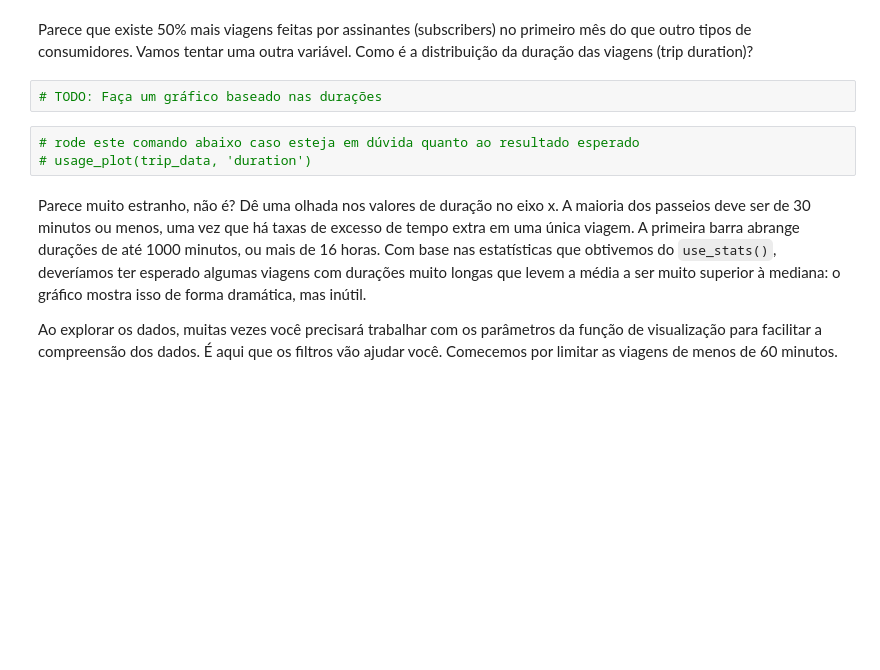
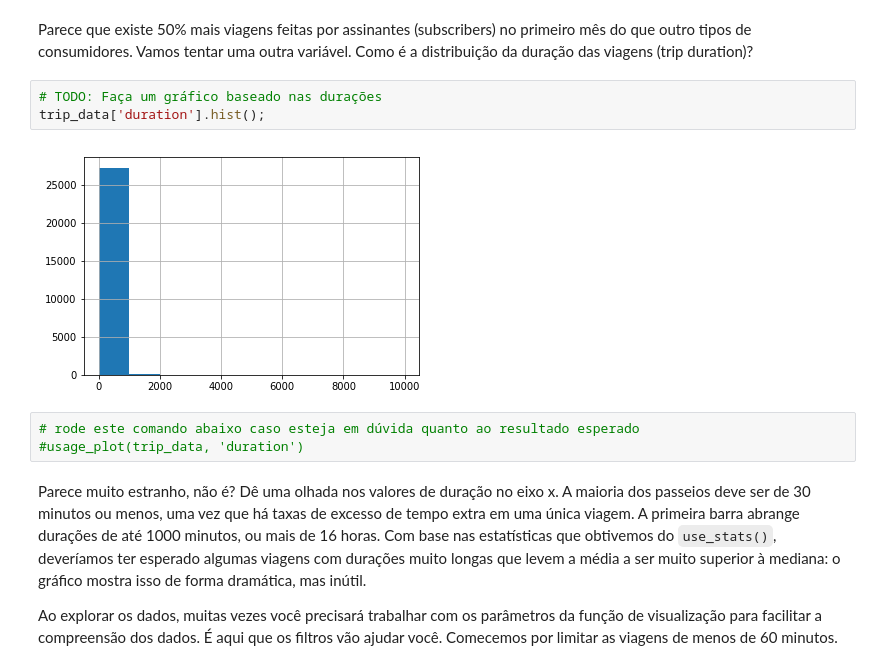
Before and after one commit to samuelralmeida/analyze_bike_share, a Jupyter notebook: Analise_Bay_Area_Bike_Share-NDFDSI.ipynb, the cells around one changed output. Drawn from its saved outputs; the diff is of its cells as text; blank space fills up the shorter version.

```diff
--- a/Analise_Bay_Area_Bike_Share-NDFDSI.ipynb
+++ b/Analise_Bay_Area_Bike_Share-NDFDSI.ipynb
@@ -290,9 +325,12 @@ Para que você possa conferir se os seus gráficos estão corretos, usaremos a f
 Parece que existe 50% mais viagens feitas por assinantes (subscribers) no primeiro mês do que outro tipos de consumidores. Vamos tentar uma outra variável. Como é a distribuição da duração das viagens (trip duration)?
 # %%
 # TODO: Faça um gráfico baseado nas durações
+trip_data['duration'].hist();
+# %% [output]
+[figure, added]
 # %%
 # rode este comando abaixo caso esteja em dúvida quanto ao resultado esperado
-# usage_plot(trip_data, 'duration')
+#usage_plot(trip_data, 'duration')
 # %% [markdown]
 Parece muito estranho, não é? Dê uma olhada nos valores de duração no eixo x. A maioria dos passeios deve ser de 30 minutos ou menos, uma vez que há taxas de excesso de tempo extra em uma única viagem. A primeira barra abrange durações de até 1000 minutos, ou mais de 16 horas. Com base nas estatísticas que obtivemos do `use_stats()`, deveríamos ter esperado algumas viagens com durações muito longas que levem a média a ser muito superior à mediana: o gráfico mostra isso de forma dramática, mas inútil.
 
```
Also changed, not shown: parts of 13 cells of this notebook, 2 other files.
